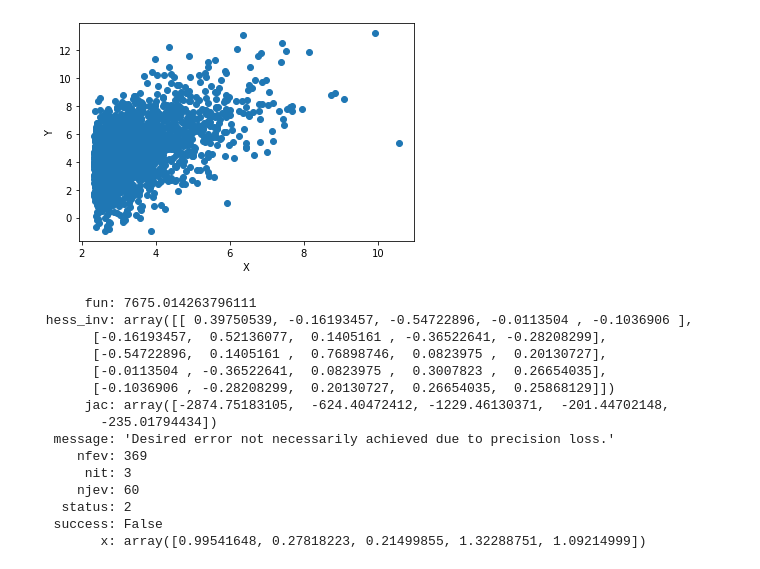
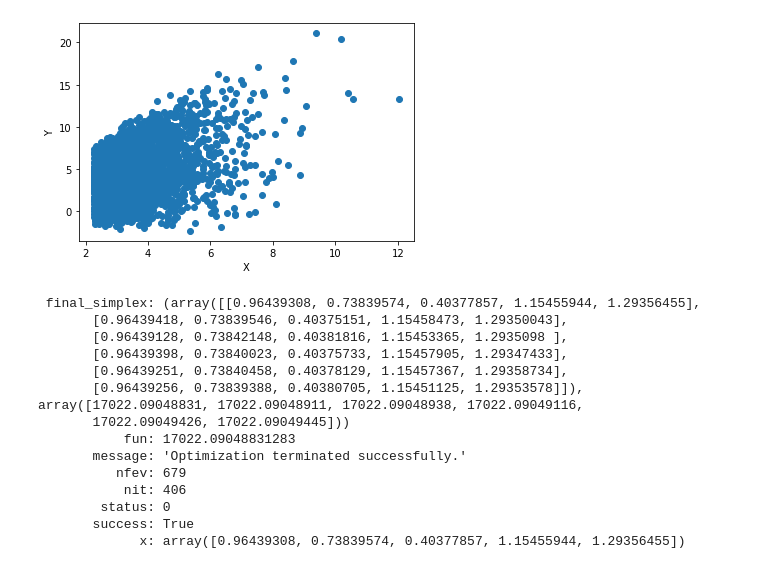
Before and after one commit to Jbrich95/CondExtremesPy, a Jupyter notebook: CondExtremesBivariateFit.ipynb, the cells around one changed output. Drawn from its saved outputs; the diff is of its cells as text; code cells hidden in the pictures.

```diff
--- a/CondExtremesBivariateFit.ipynb
+++ b/CondExtremesBivariateFit.ipynb
@@ -16,26 +17,26 @@ from DeltaLaplaceFuncs import DeltaLaplace
 %autoreload 2
 # %%
 # Create toy data. We require X to be Laplace.
-X = laplace(0,1).rvs(50000)
+X = laplace(0,1).rvs(100000)
 
 #We'll also let Z be Delta_Laplace noise
 
 #Condition on X being larger than some high quantile u
 
 u = np.quantile(X,0.95)
 X = X[X>u]
-Z = DeltaLaplace(loc =1,scale = 1,shape = 1.5).rvs(size=len(X), random_state =2)
+Z = DeltaLaplace(loc =1,scale = 1,shape = 4).rvs(size=len(X), random_state =2)
 
-Y = 0.9 * X + Z*(X**0.4)
+Y = 0.5 * X + Z*(X**0.8)
 
 
 fig=plt.figure()
 plt.scatter(X,Y)
 plt.xlabel("X")
 plt.ylabel("Y")
 plt.show()
 # %% [output]
-[figure, old version]
+[figure, new version]
 # %%
 ## Fit distribution. We will use Delta-Laplace margins.
 
@@ -43,25 +44,25 @@ init_par=[0.5,0.2,0.2,0.5,2]
 
 X_data, Y_data = X,Y
 
-fit = minimize(fun = CondExtBivNegLogLik,x0 = init_par, args=(X_data,Y_data,True),
+use_DL = True
+
+fit = minimize(fun = CondExtBivNegLogLik,x0 = init_par,
+               args=(X_data,Y_data,use_DL),
                method="Nelder-Mead")
-fit  = minimize(fun = CondExtBivNegLogLik,x0 = init_par, args=(X_data,Y_data,True),
-               method="BFGS")
 
 fit
 # %% [output]
-      fun: 7675.014263796111
- hess_inv: array([[ 0.39750539, -0.16193457, -0.54722896, -0.0113504 , -0.1036906 ],
-       [-0.16193457,  0.52136077,  0.1405161 , -0.36522641, -0.28208299],
-       [-0.54722896,  0.1405161 ,  0.76898746,  0.0823975 ,  0.20130727],
-       [-0.0113504 , -0.36522641,  0.0823975 ,  0.3007823 ,  0.26654035],
-       [-0.1036906 , -0.28208299,  0.20130727,  0.26654035,  0.25868129]])
-      jac: array([-2874.75183105,  -624.40472412, -1229.46130371,  -201.44702148,
-        -235.01794434])
-  message: 'Desired error not necessarily achieved due to precision loss.'
-     nfev: 369
-      nit: 3
-     njev: 60
-   status: 2
-  success: False
-        x: array([0.99541648, 0.27818223, 0.21499855, 1.32288751, 1.09214999])
+ final_simplex: (array([[0.96439308, 0.73839574, 0.40377857, 1.15455944, 1.29356455],
+       [0.96439418, 0.73839546, 0.40375151, 1.15458473, 1.29350043],
+       [0.96439128, 0.73842148, 0.40381816, 1.15453365, 1.2935098 ],
+       [0.96439398, 0.73840023, 0.40375733, 1.15457905, 1.29347433],
+       [0.96439251, 0.73840458, 0.40378129, 1.15457367, 1.29358734],
+       [0.96439256, 0.73839388, 0.40380705, 1.15451125, 1.29353578]]), array([17022.09048831, 17022.09048911, 17022.09048938, 17022.09049116,
+       17022.09049426, 17022.09049445]))
+           fun: 17022.09048831283
+       message: 'Optimization terminated successfully.'
+          nfev: 679
+           nit: 406
+        status: 0
+       success: True
+             x: array([0.96439308, 0.73839574, 0.40377857, 1.15455944, 1.29356455])
```
Also changed, not shown: parts of 3 cells of this notebook.
